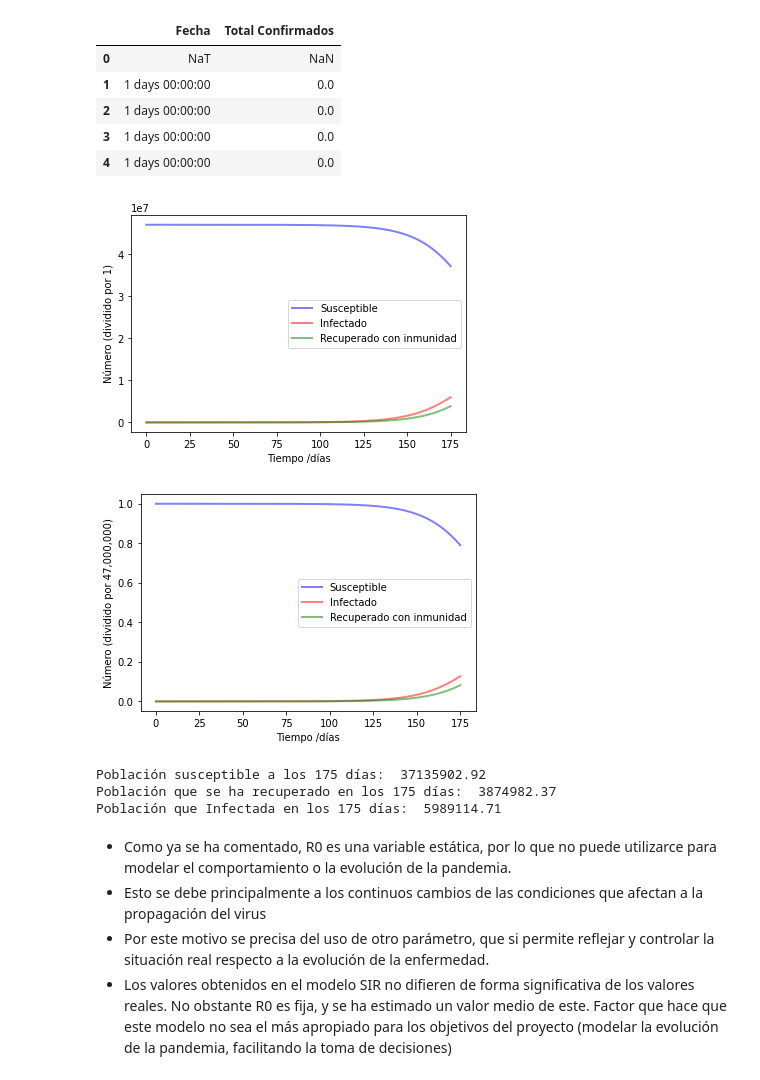
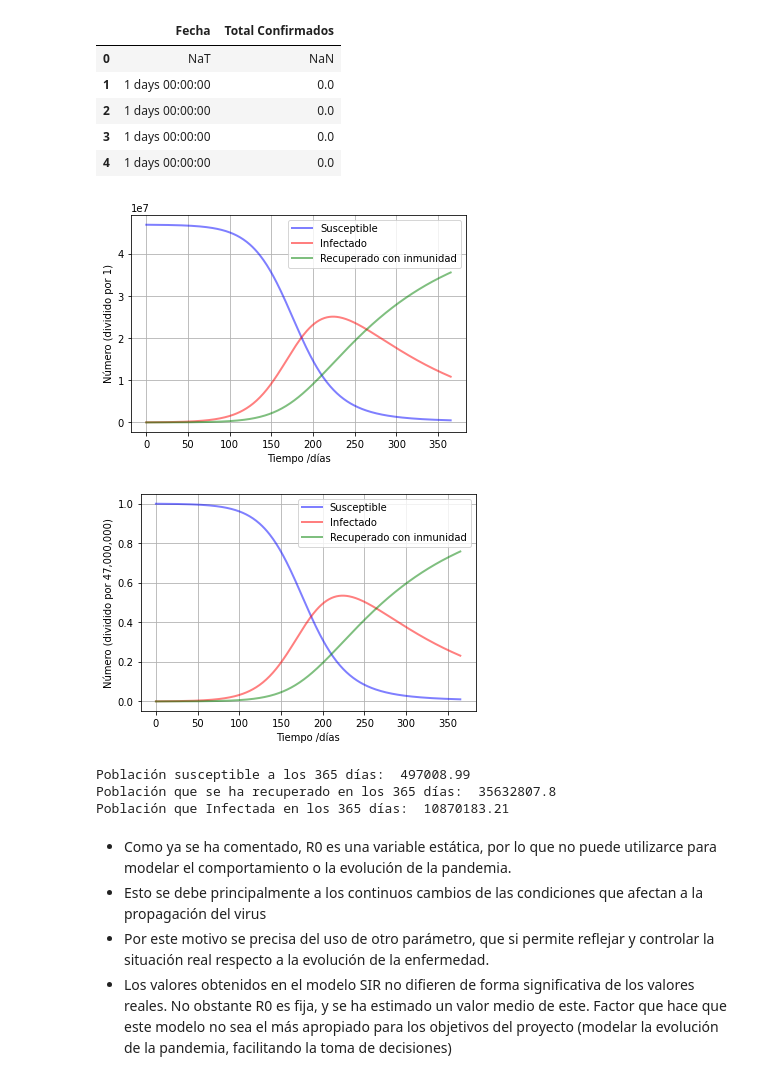
Before and after one commit to AlbertoMatogo/Analisis-covid19-Spain-primeraOla, a Jupyter notebook: Modelo_SIR y CALCULO_Rt.ipynb, the cells around one changed output. Cells and saved outputs as stored; diff of their text form; code cells hidden in the pictures.

```diff
--- a/Modelo_SIR_y_CALCULO_Rt.ipynb
+++ b/Modelo_SIR y CALCULO_Rt.ipynb
@@ -110,63 +110,62 @@ Spain_Data.head()
 # %%
 #Condiciones iniciales
 #Condiciones en las que t=0
-#Población España
+#Población España 47000000, Población infectada primera ola 240521
 N=47000000
 #Número inicial de población infectada
-I0=100
+I0=25000
 #Recuperados en el tiempo t=0
-R0=0
+R0=1000
 #Población susceptible inicial
 S0=N-I0-R0
-#Valores medios estimados de beta y gamma
-beta=0.1
-gamma=0.035
-t=np.linspace(0,175,175)
+#Valores medios estimados de beta y gamma (seleccionados con b fijado por criterio 0,05, alfa obtenido despejando R0=8,8,
+#obtenido en modelo de crecimiento logístico como tasa de crecimiento)
+beta=0.05
+gamma=beta/6
+t=np.linspace(0,365,365)
 y0=S0,I0,R0
 # %%
 #Definición de las ecuaciones diferenciales
 #y es una lista con los datos de S,I,R
 def SIR_dev(y, t, N, beta, gamma):
     S, I, R = y
     dSdt = -beta * S * I / N
     dIdt = beta * S * I / N - gamma* I
     dRdt = gamma * I
     return dSdt, dIdt, dRdt
 
 #Representasión de los datos
 def plot(S, I, R, t, divide_by=1):
     # Dibujamos los datos de S(t), I(t) y R(t)
     fig, ax = plt.subplots()
     ax.plot(t, S / divide_by, 'b', alpha=0.5, lw=2, label='Susceptible')
     ax.plot(t, I / divide_by, 'r', alpha=0.5, lw=2, label='Infectado')
     ax.plot(t, R / divide_by, 'g', alpha=0.5, lw=2, label='Recuperado con inmunidad')
     ax.set_xlabel('Tiempo /días')
     ax.set_ylabel(f'Número (dividido por {divide_by:,})')
+    ax.grid(True)
     legend = ax.legend()
 
 # Se le pasa el sistema de ecuaciones diferenciales, las condiciones iniciales, los puntos donde resolver el sistema de
 #ecuaciones diferenciales y las condiciones que definen el sistema
 ret = odeint(SIR_dev, y0, t, args=(N, beta, gamma))
 S, I, R = ret.T
 
 plot(S, I, R, t) # Datos sin normalizar
 plot(S, I, R, t, divide_by=N) # Datos normalizados
 # %% [output]
-[figure, old version]
+[figure, new version]
-[figure, old version]
+[figure, new version]
 # %%
-#Con un valor de R0 de 2.85 y una población infectada inicial de 100
-#A los 175 días se observa que:
-#La población susceptible a las 175 días es:
-print('Población susceptible a los 175 días: ',round(S[len(S)-1],2))
+print('Población susceptible a los 365 días: ',round(S[len(S)-1],2))
 #Población que se ha recuperado de la enfermedad en los 175 días
-print('Población que se ha recuperado en los 175 días: ',round(R[len(R)-1],2))
+print('Población que se ha recuperado en los 365 días: ',round(R[len(R)-1],2))
 #La población infectada a los 175 días es:
-print('Población que Infectada en los 175 días: ',round(I[len(I)-1],2))
+print('Población que Infectada en los 365 días: ',round(I[len(I)-1],2))
 # %% [output]
-Población susceptible a los 175 días:  37135902.92
-Población que se ha recuperado en los 175 días:  3874982.37
-Población que Infectada en los 175 días:  5989114.71
+Población susceptible a los 365 días:  497008.99
+Población que se ha recuperado en los 365 días:  35632807.8
+Población que Infectada en los 365 días:  10870183.21
 # %% [markdown]
 * Como ya se ha comentado, R0 es una variable estática, por lo que no puede utilizarce para modelar el comportamiento o la evolución de la pandemia.
 * Esto se debe principalmente a los continuos cambios de las condiciones que afectan a la propagación del virus
```
Also changed, not shown: parts of 1 cell of this notebook, 4 other files.
